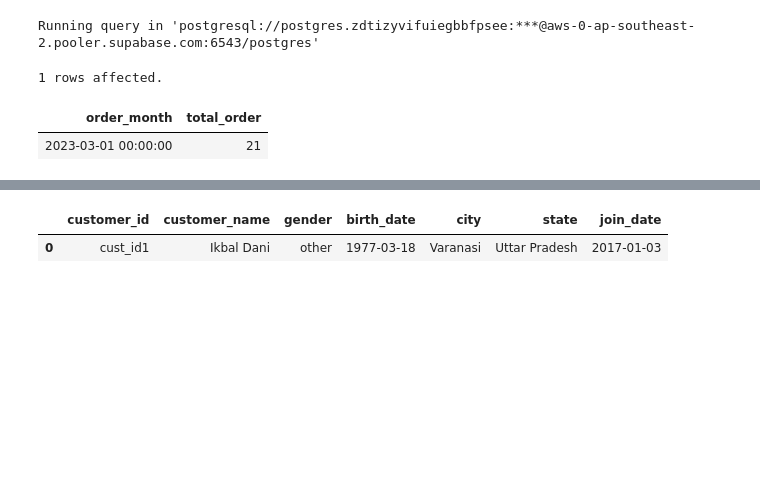
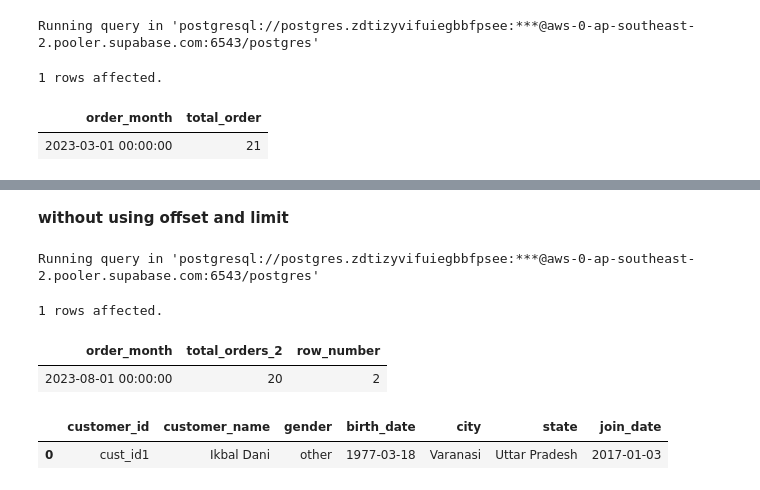
Before and after one commit to umesh-creates/sql_pandas_exercise_and_notes, a Jupyter notebook: retail_analysis exercise/date _and_time.ipynb, the cells around one changed output, grey strips where cells are left out. Drawn from its saved outputs; the diff is of its cells as text; code cells hidden in the pictures; blank space fills up the shorter version.

Commit message:
second highest month by number of orders without using limit and offset

```diff
--- a/retail_analysis exercise/date _and_time.ipynb
+++ b/retail_analysis exercise/date _and_time.ipynb
@@ -1364,3 +1392,24 @@ Running query in 'postgresql://postgres.zdtizyvifuiegbbfpsee:***@aws-0-ap-southe
+# %% [markdown]
+**without using offset and limit**
+# %%
+%%sql
+SELECT order_month, total_orders_2, row_number
+FROM (
+    SELECT DATE_TRUNC('month', order_date) AS order_month,
+        COUNT(order_id) AS total_orders_2,
+        ROW_NUMBER()
+        OVER(
+            ORDER BY COUNT(order_id) DESC
+        ) AS row_number
+    FROM retail_analysis.orders
+    GROUP BY DATE_TRUNC('month', order_date)
+)
+WHERE row_number = 2;
+# %% [output]
+Running query in 'postgresql://postgres.zdtizyvifuiegbbfpsee:***@aws-0-ap-southeast-2.pooler.supabase.com:6543/postgres'
+1 rows affected.
+| order_month | total_orders_2 | row_number |
+| 2023-08-01 00:00:00 | 20 | 2 |
 # %%
 customers.head(1)
 # %% [output]
```
Also changed, not shown: parts of 3 cells of this notebook.
